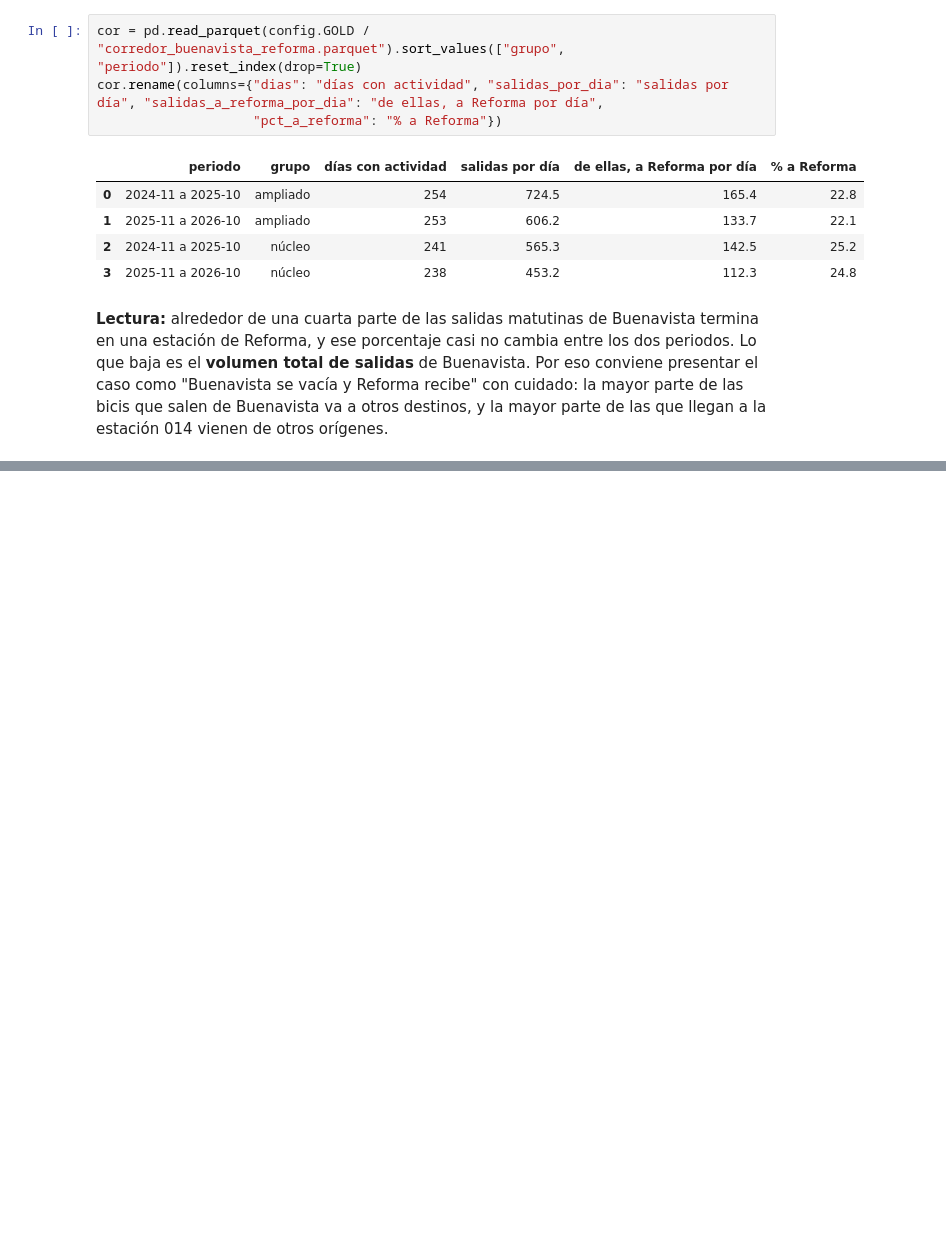
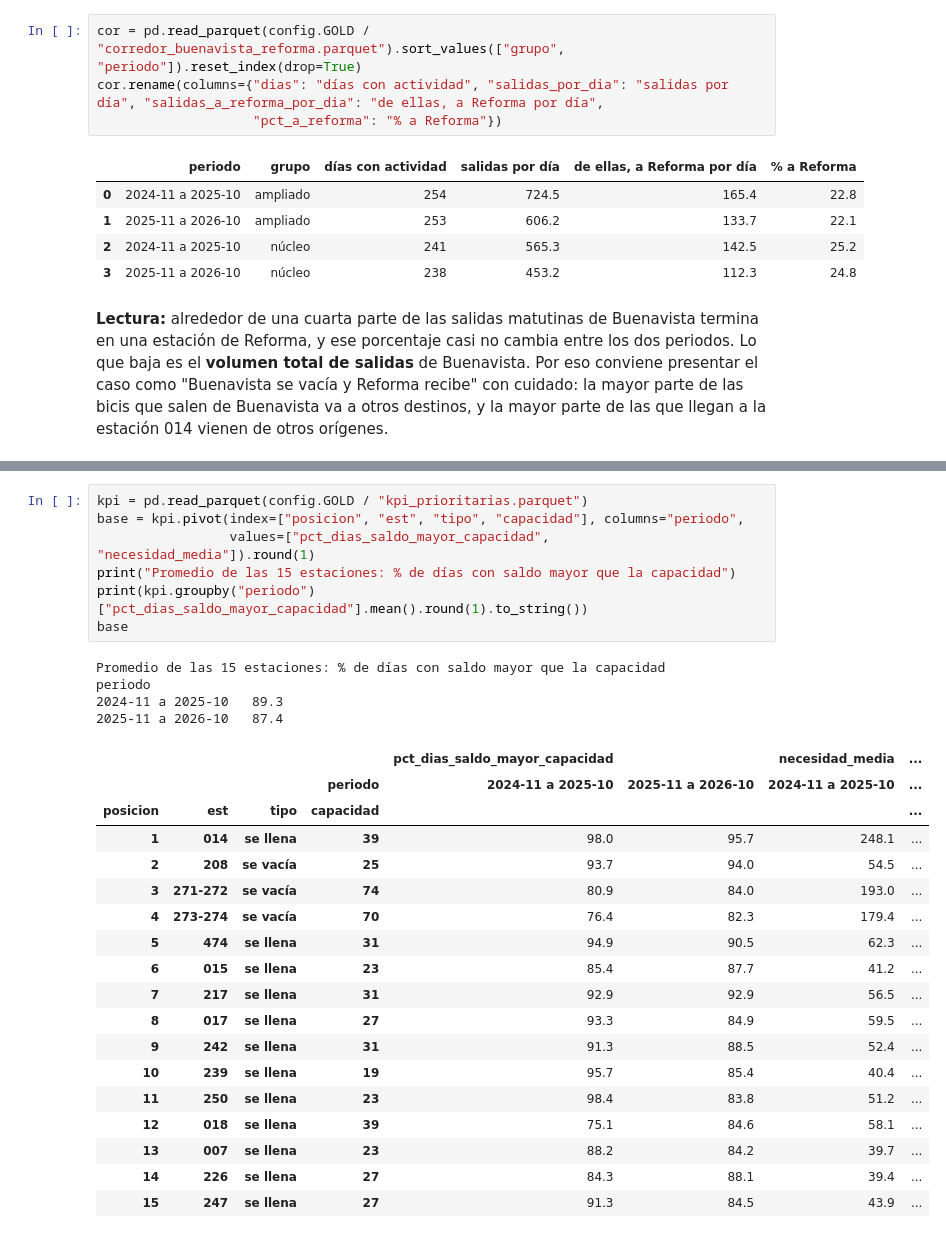
Before and after one commit to jcarlosmhmx/ecobici-ciencia-de-datos, a Jupyter notebook: notebooks/03_analisis.ipynb, the cells around one changed output, grey strips where cells are left out. Cells and saved outputs as stored; diff of their text form; blank space fills up the shorter version.

```diff
--- a/notebooks/03_analisis.ipynb
+++ b/notebooks/03_analisis.ipynb
@@ -347,0 +376,30 @@ cor.rename(columns={"dias": "días con actividad", "salidas_por_dia": "salidas p
+# %%
+kpi = pd.read_parquet(config.GOLD / "kpi_prioritarias.parquet")
+base = kpi.pivot(index=["posicion", "est", "tipo", "capacidad"], columns="periodo",
+                 values=["pct_dias_saldo_mayor_capacidad", "necesidad_media"]).round(1)
+print("Promedio de las 15 estaciones: % de días con saldo mayor que la capacidad")
+print(kpi.groupby("periodo")["pct_dias_saldo_mayor_capacidad"].mean().round(1).to_string())
+base
+# %% [output]
+Promedio de las 15 estaciones: % de días con saldo mayor que la capacidad
+periodo
+2024-11 a 2025-10   89.3
+2025-11 a 2026-10   87.4
+|  |  |  |  | pct_dias_saldo_mayor_capacidad |  | necesidad_media | ... |
+|  |  |  | periodo | 2024-11 a 2025-10 | 2025-11 a 2026-10 | 2024-11 a 2025-10 | ... |
+| posicion | est | tipo | capacidad |  |  |  | ... |
+| 1 | 014 | se llena | 39 | 98.0 | 95.7 | 248.1 | ... |
+| 2 | 208 | se vacía | 25 | 93.7 | 94.0 | 54.5 | ... |
+| 3 | 271-272 | se vacía | 74 | 80.9 | 84.0 | 193.0 | ... |
+| 4 | 273-274 | se vacía | 70 | 76.4 | 82.3 | 179.4 | ... |
+| 5 | 474 | se llena | 31 | 94.9 | 90.5 | 62.3 | ... |
+| 6 | 015 | se llena | 23 | 85.4 | 87.7 | 41.2 | ... |
+| 7 | 217 | se llena | 31 | 92.9 | 92.9 | 56.5 | ... |
+| 8 | 017 | se llena | 27 | 93.3 | 84.9 | 59.5 | ... |
+| 9 | 242 | se llena | 31 | 91.3 | 88.5 | 52.4 | ... |
+| 10 | 239 | se llena | 19 | 95.7 | 85.4 | 40.4 | ... |
+| 11 | 250 | se llena | 23 | 98.4 | 83.8 | 51.2 | ... |
+| 12 | 018 | se llena | 39 | 75.1 | 84.6 | 58.1 | ... |
+| 13 | 007 | se llena | 23 | 88.2 | 84.2 | 39.7 | ... |
+| 14 | 226 | se llena | 27 | 84.3 | 88.1 | 39.4 | ... |
+| 15 | 247 | se llena | 27 | 91.3 | 84.5 | 43.9 | ... |
```
Also changed, not shown: parts of 12 cells of this notebook, 9 other files.
